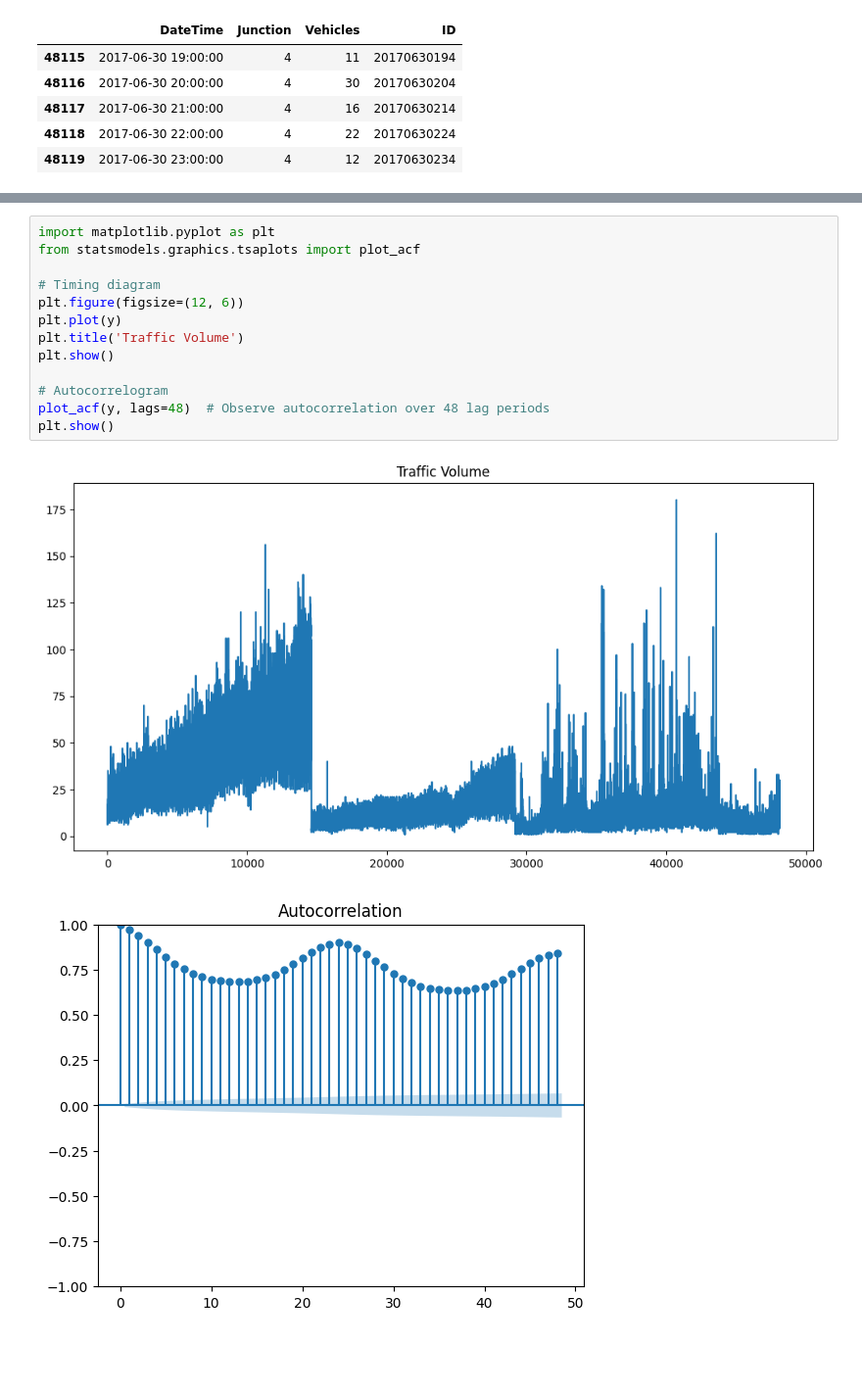
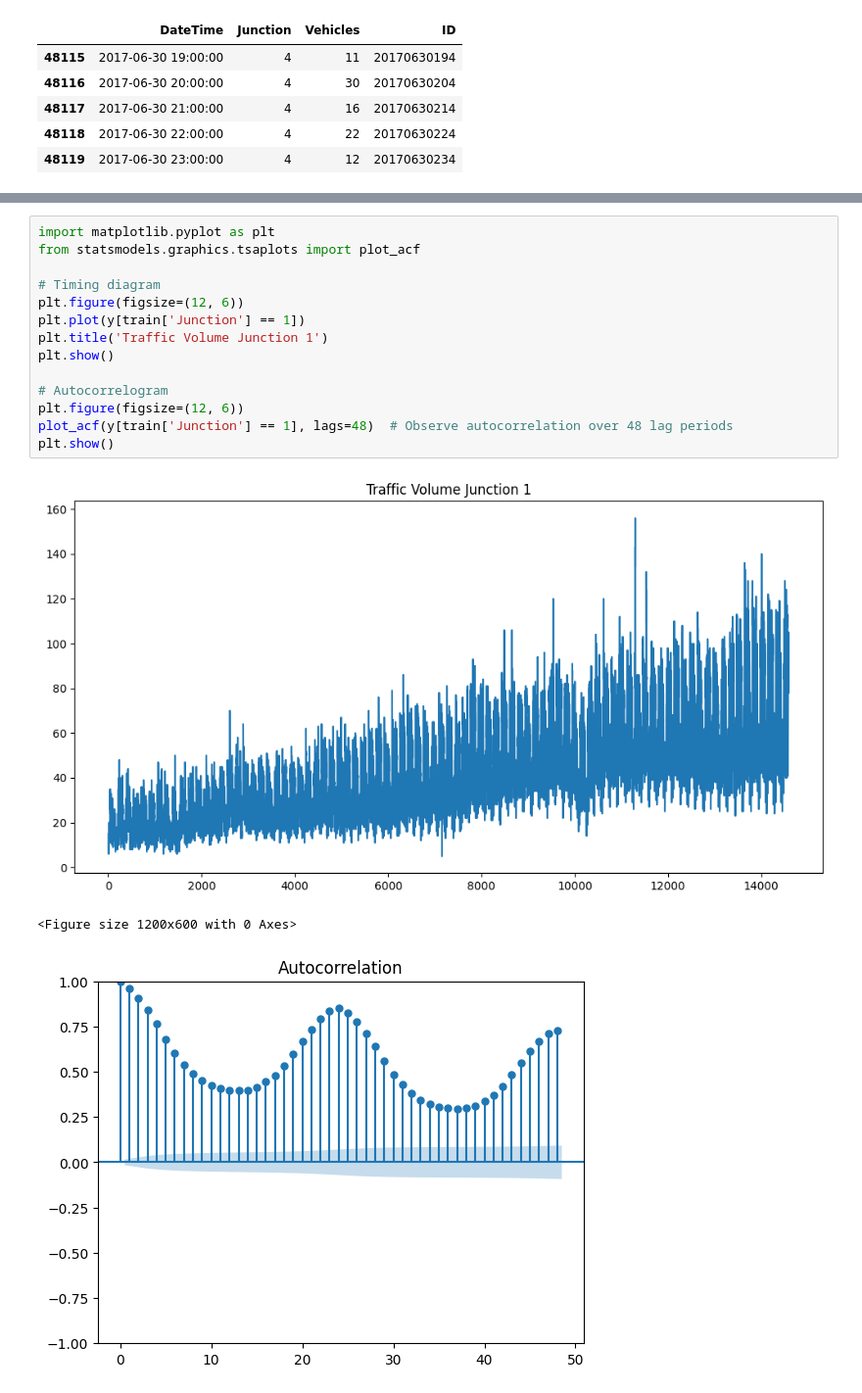
Before and after one commit to Shauun-Cheeng/Smart-City, a Jupyter notebook: smart-city-traffic-patterns.ipynb, the cells around one changed output, grey strips where cells are left out. Shown at 98% size. Drawn from its saved outputs; the diff is of its cells as text; blank space fills up the shorter version.

```diff
--- a/smart-city-traffic-patterns.ipynb
+++ b/smart-city-traffic-patterns.ipynb
@@ -91,16 +130,18 @@ plt.show()
 # %%
 import matplotlib.pyplot as plt
 from statsmodels.graphics.tsaplots import plot_acf
 
 # Timing diagram
 plt.figure(figsize=(12, 6))
-plt.plot(y)
-plt.title('Traffic Volume')
+plt.plot(y[train['Junction'] == 1])
+plt.title('Traffic Volume Junction 1')
 plt.show()
 
 # Autocorrelogram
-plot_acf(y, lags=48)  # Observe autocorrelation over 48 lag periods
+plt.figure(figsize=(12, 6))
+plot_acf(y[train['Junction'] == 1], lags=48)  # Observe autocorrelation over 48 lag periods
 plt.show()
 # %% [output]
-[figure, old version]
+[figure, new version]
+<Figure size 1200x600 with 0 Axes>
-[figure, old version]
+[figure, new version]
```
Also changed, not shown: parts of 19 cells of this notebook.
